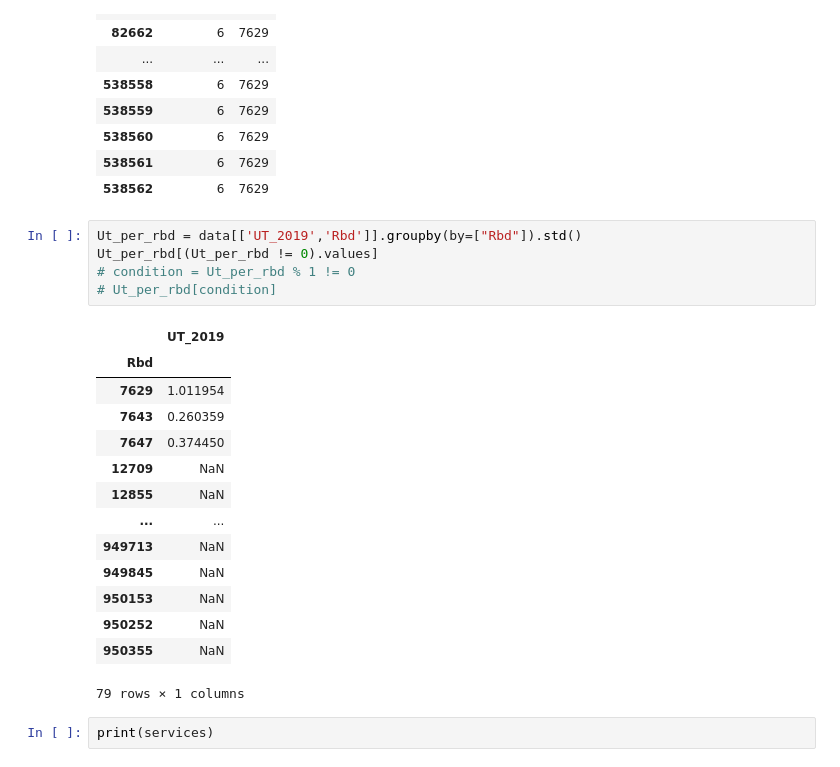
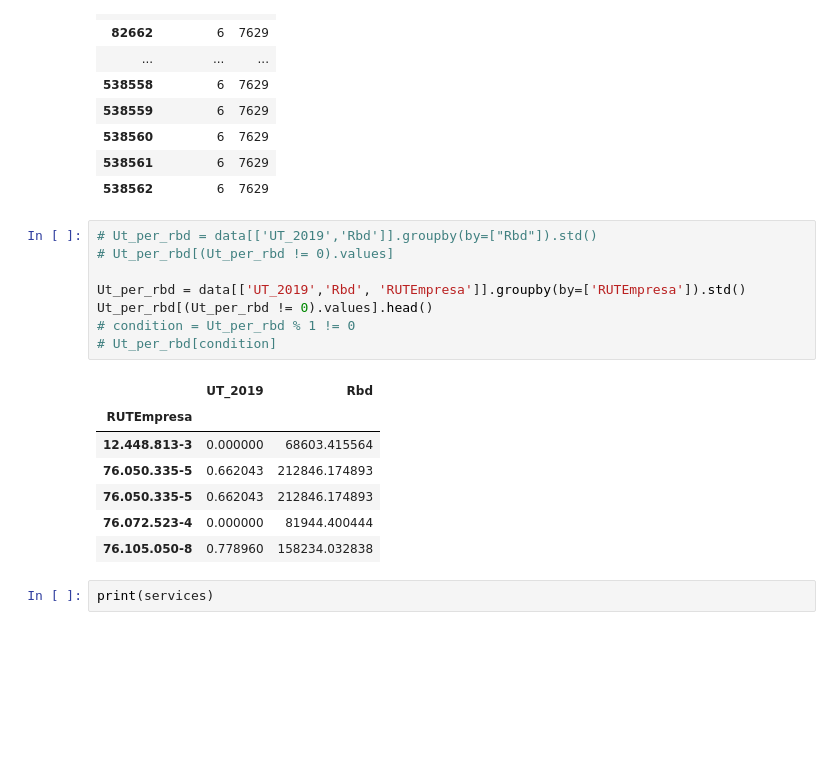
Before and after one commit to rbenatuilv/Junaeb-IMT-Capstone, a Jupyter notebook: costs_analysis_2019.ipynb, the cells around one changed output. Drawn from its saved outputs; the diff is of its cells as text; blank space fills up the shorter version.

```diff
--- a/costs_analysis_2019.ipynb
+++ b/costs_analysis_2019.ipynb
@@ -126,25 +126,21 @@ data[data['Rbd']==7629][['UT_2019', 'Rbd']]
 | 538561 | 6 | 7629 |
 | 538562 | 6 | 7629 |
 # %%
-Ut_per_rbd = data[['UT_2019','Rbd']].groupby(by=["Rbd"]).std()
-Ut_per_rbd[(Ut_per_rbd != 0).values]
+# Ut_per_rbd = data[['UT_2019','Rbd']].groupby(by=["Rbd"]).std()
+# Ut_per_rbd[(Ut_per_rbd != 0).values]
+
+Ut_per_rbd = data[['UT_2019','Rbd', 'RUTEmpresa']].groupby(by=['RUTEmpresa']).std()
+Ut_per_rbd[(Ut_per_rbd != 0).values].head()
 # condition = Ut_per_rbd % 1 != 0
 # Ut_per_rbd[condition]
 # %% [output]
-|  | UT_2019 |
-| Rbd |  |
-| 7629 | 1.011954 |
-| 7643 | 0.260359 |
-| 7647 | 0.374450 |
-| 12709 | NaN |
-| 12855 | NaN |
-| ... | ... |
-| 949713 | NaN |
-| 949845 | NaN |
-| 950153 | NaN |
-| 950252 | NaN |
-| 950355 | NaN |
+|  | UT_2019 | Rbd |
+| RUTEmpresa |  |  |
+| 12.448.813-3 | 0.000000 | 68603.415564 |
+| 76.050.335-5 | 0.662043 | 212846.174893 |
+| 76.050.335-5 | 0.662043 | 212846.174893 |
+| 76.072.523-4 | 0.000000 | 81944.400444 |
+| 76.105.050-8 | 0.778960 | 158234.032838 |
-79 rows × 1 columns
 # %%
 print(services)
 # %% [output]
```
Also changed, not shown: parts of 13 cells of this notebook, 1 other file.
